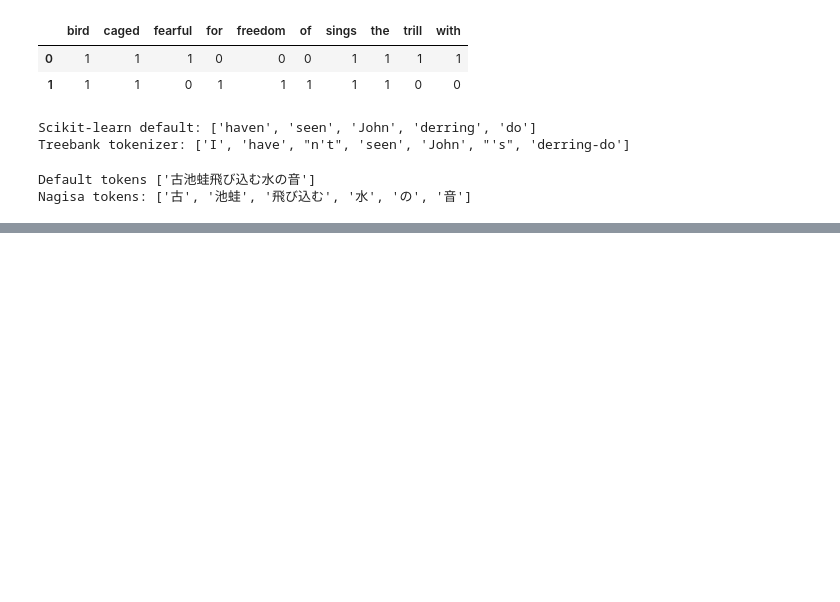
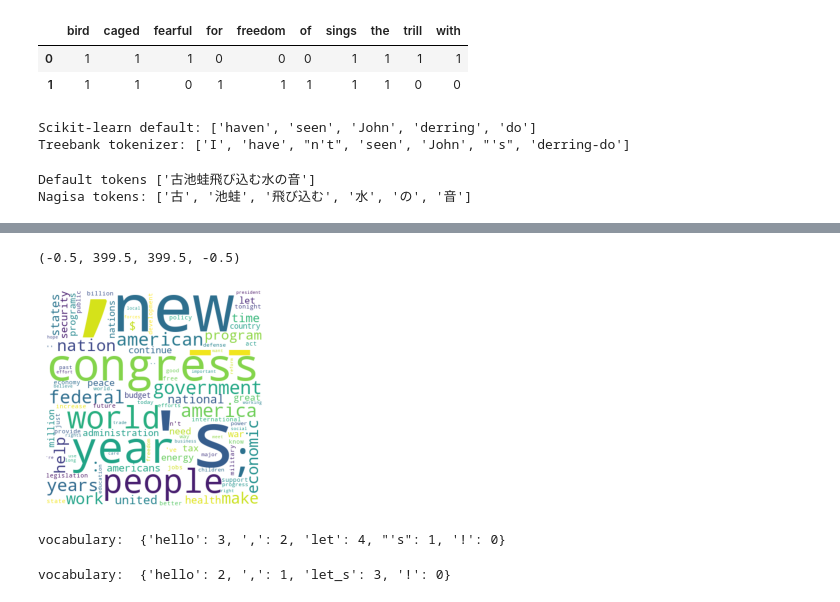
Before and after one commit to ccs-amsterdam/ccsbook, a Jupyter notebook: ch_dtm/dtm_py.ipynb, the cells around one changed output, grey strips where cells are left out. Cells and saved outputs as stored; diff of their text form; code cells hidden in the pictures; blank space fills up the shorter version.

```diff
--- a/ch_dtm/dtm_py.ipynb
+++ b/ch_dtm/dtm_py.ipynb
@@ -59,0 +59,28 @@ plt.axis("off")
+# %%
+cv = CountVectorizer(tokenizer=TreebankWordTokenizer().tokenize, stop_words='english')
+d2 = cv.fit_transform(sotu["text"])
+frequencies = d2.sum(axis=0).tolist()[0]
+freq_dict = {term: n for (term, n) in zip(cv.get_feature_names(), frequencies)}
+wc = WordCloud(background_color="white", max_words=100, width=400, height=400)
+wc.generate_from_frequencies(freq_dict)
+plt.imshow(wc)
+plt.axis("off")
+# %% [output]
+(-0.5, 399.5, 399.5, -0.5)
+[figure, added]
+# %%
+# create the transform
+from nltk.tokenize.destructive import NLTKWordTokenizer
+cv = CountVectorizer(tokenizer=NLTKWordTokenizer().tokenize, stop_words='english')
+cv.fit(["Hello, let's go!"])
+print('vocabulary: ', cv.vocabulary_)
+# %% [output]
+vocabulary:  {'hello': 3, ',': 2, 'let': 4, "'s": 1, '!': 0}
+# %%
+# create the transform
+from nltk.tokenize import word_tokenize
+cv = CountVectorizer(tokenizer=word_tokenize, stop_words='english')
+cv.fit(["Hello, let_s go!"])
+print('vocabulary: ', cv.vocabulary_)
+# %% [output]
+vocabulary:  {'hello': 2, ',': 1, 'let_s': 3, '!': 0}
```
Also changed, not shown: parts of 5 cells of this notebook, 3 other files.
